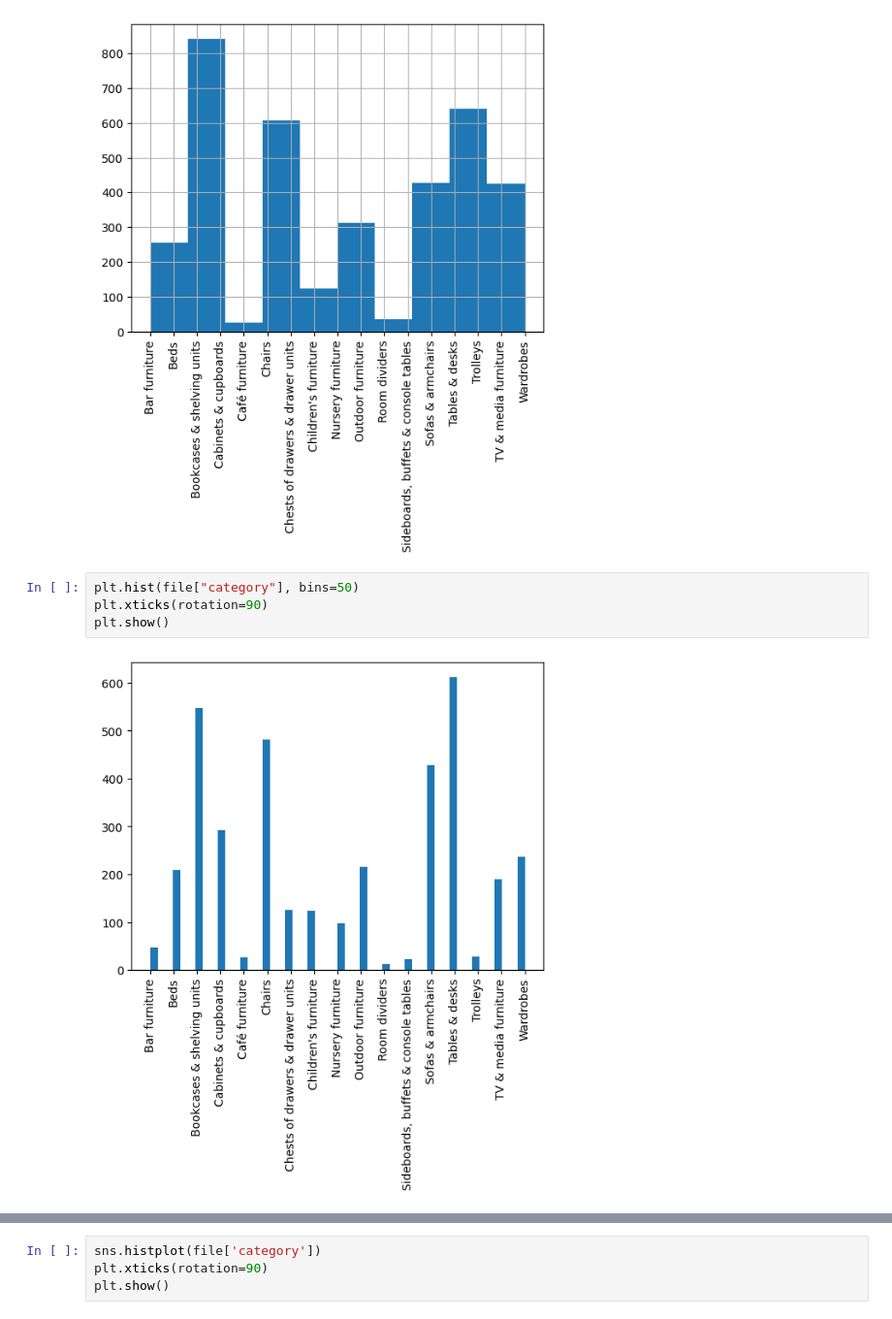
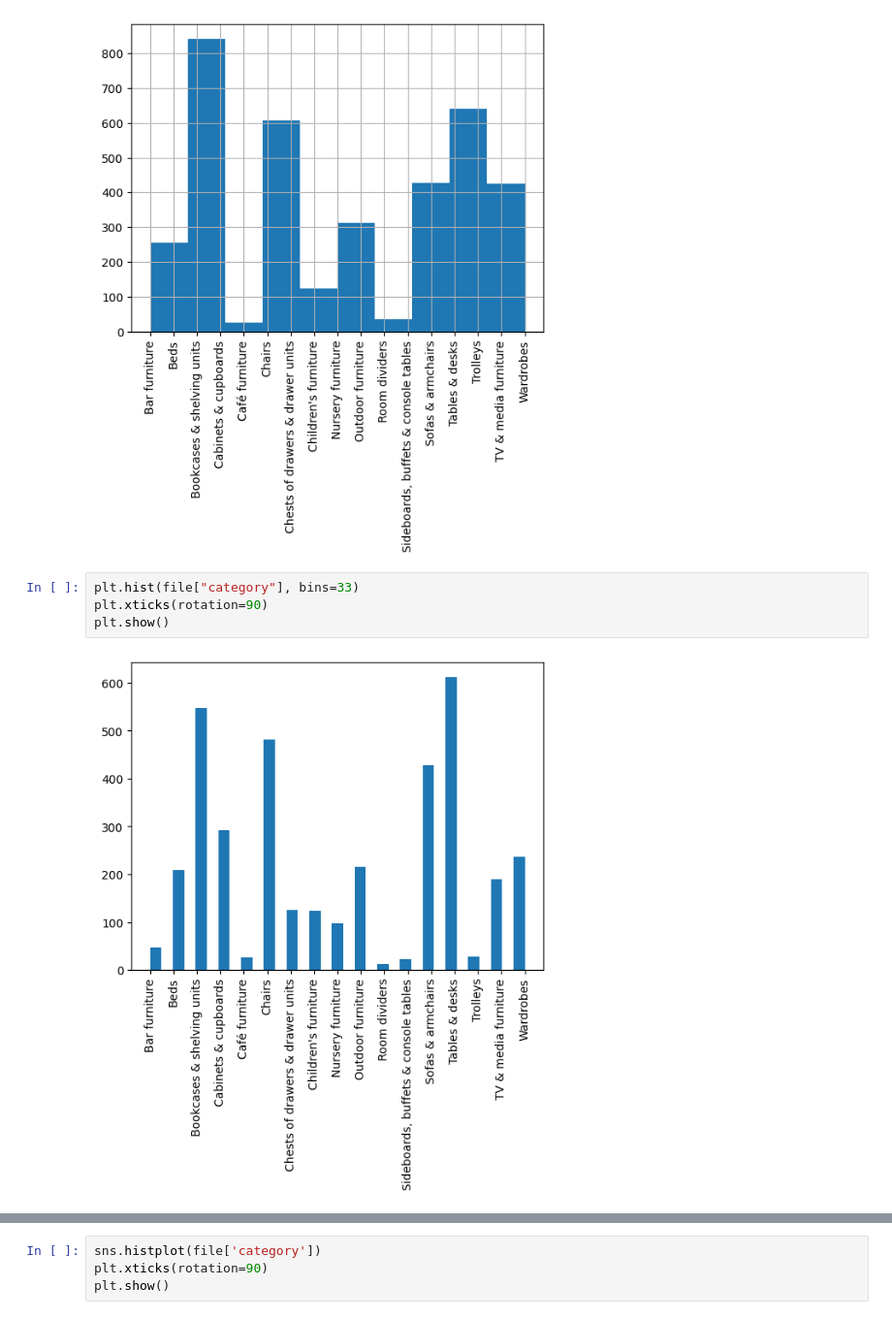
Before and after one commit to ToriVL/Progect, a Jupyter notebook: Graphics.ipynb, the cells around one changed output, grey strips where cells are left out. Shown at 97% size. Saved outputs shown, nothing was run; the diff lists cells and outputs as text.

```diff
--- a/Graphics.ipynb
+++ b/Graphics.ipynb
@@ -41,8 +41,8 @@ plt.show()
 # %% [output]
 [figure]
 # %%
-plt.hist(file["category"], bins=50)
+plt.hist(file["category"], bins=33)
 plt.xticks(rotation=90)
 plt.show()
 # %% [output]
-[figure, old version]
+[figure, new version]
```
Also changed, not shown: parts of 4 cells of this notebook.
